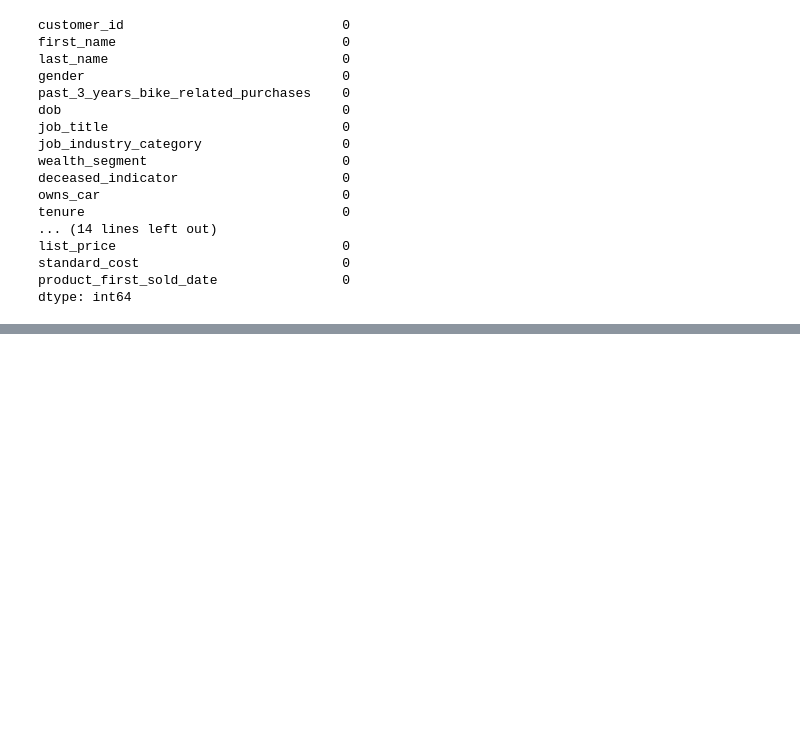
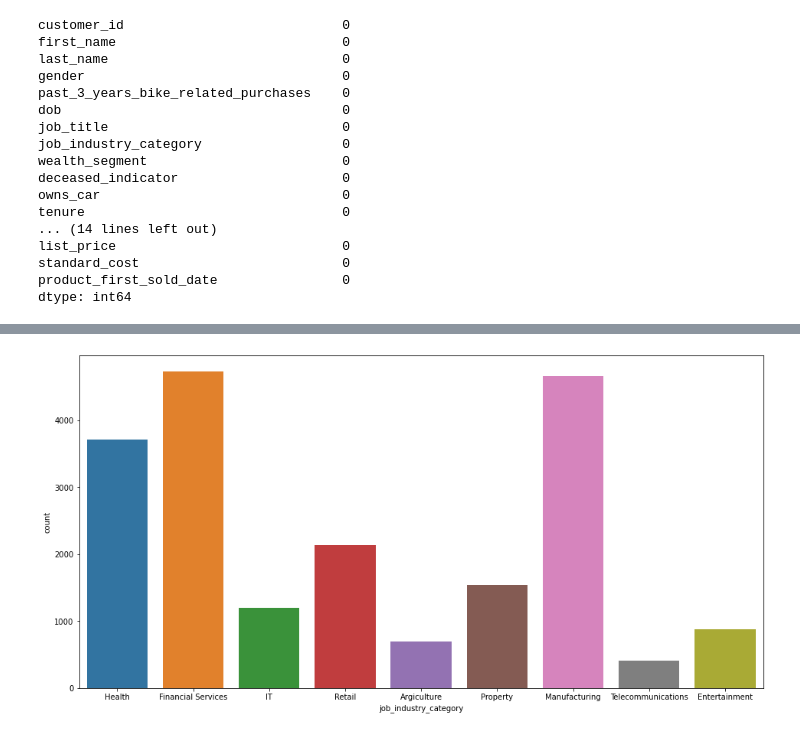
Before and after one commit to MKY01/KPMG-Virtual-Internship, a Jupyter notebook: 2.Data_Insights/mergedDataAnalysis.ipynb, the cells around one changed output, grey strips where cells are left out. Saved outputs shown, nothing was run; the diff lists cells and outputs as text; code cells hidden in the pictures; blank space fills up the shorter version.

```diff
--- a/2.Data_Insights/mergedDataAnalysis.ipynb
+++ b/2.Data_Insights/mergedDataAnalysis.ipynb
@@ -172,0 +214,6 @@ df.head()
+# %%
+plt.figure(figsize = (16,8))
+sn.countplot(x='job_industry_category', data = df)
+plt.show()
+# %% [output]
+[figure, added]
```
Also changed, not shown: parts of 30 cells of this notebook, 6 other files.
